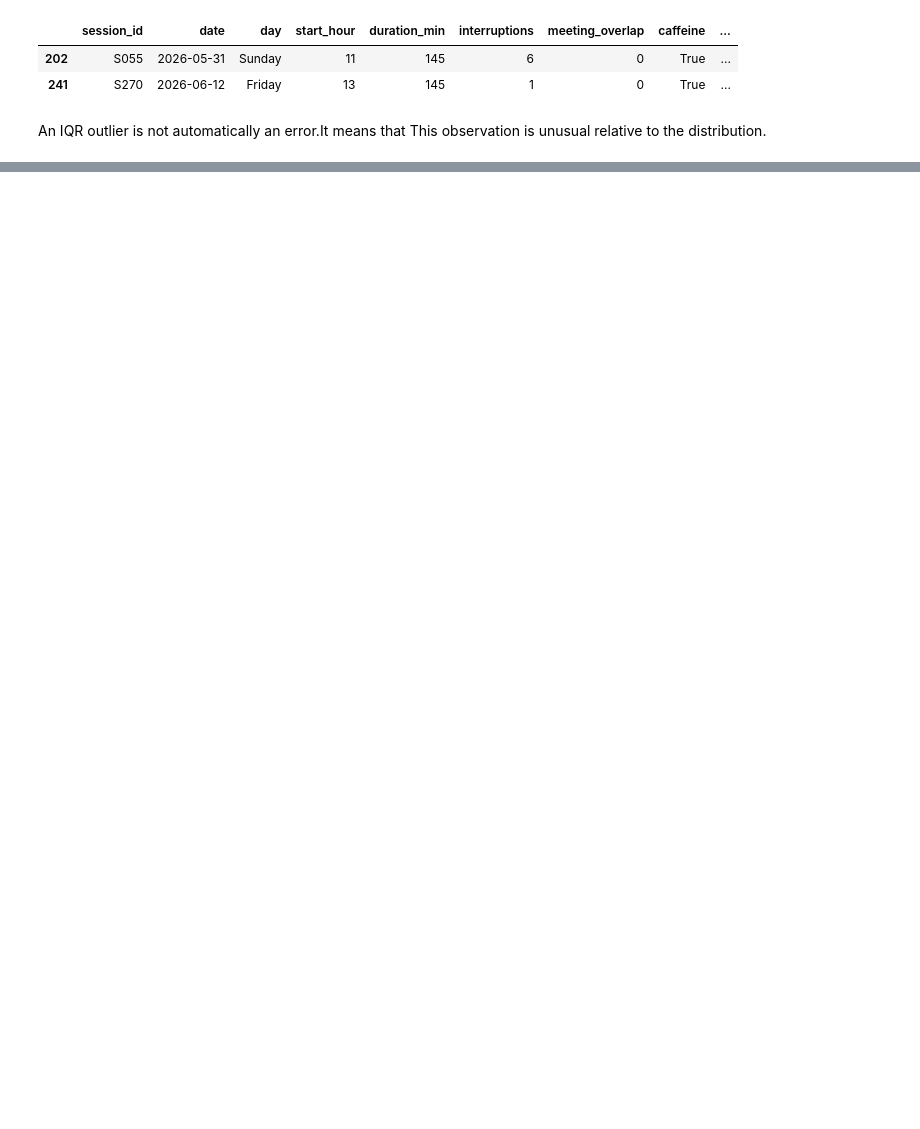
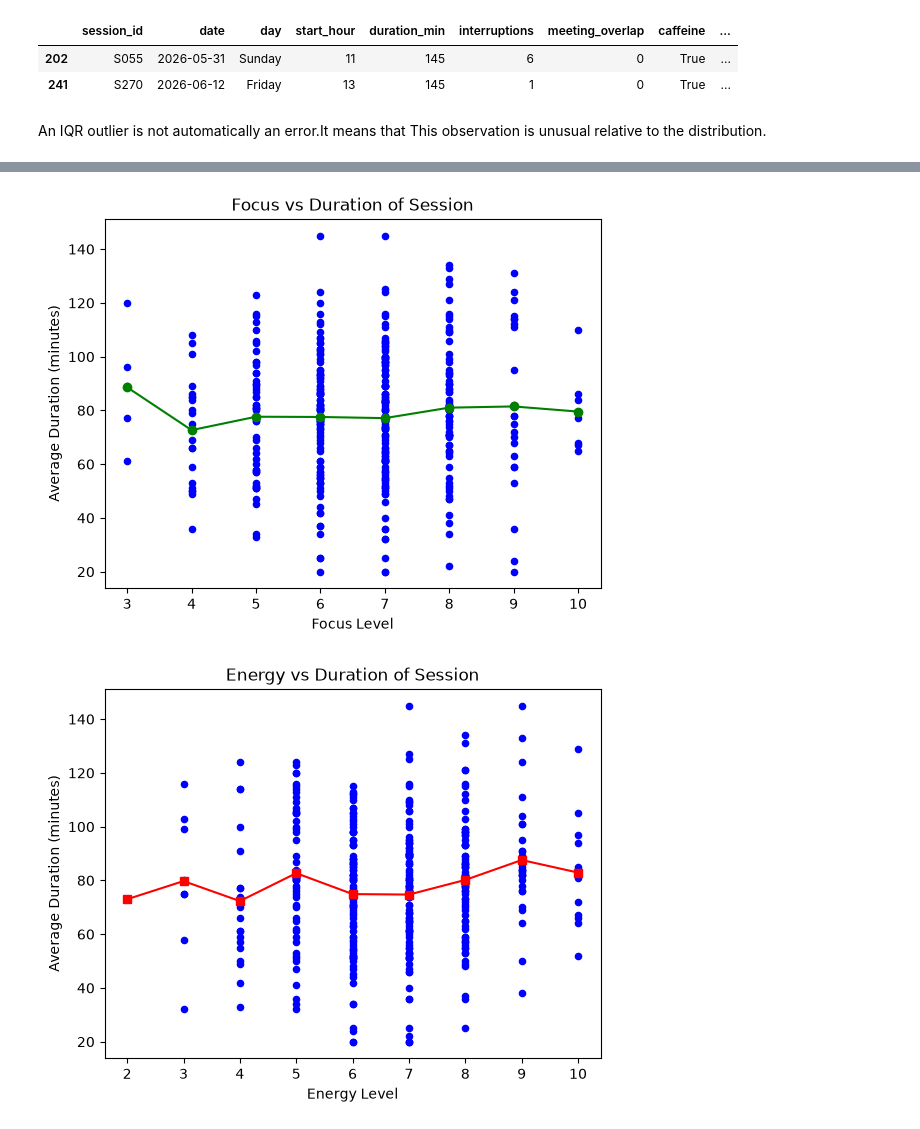
Before and after one commit to Amizaa/Developer-Productivity-Analytics, a Jupyter notebook: stat-project.ipynb, the cells around one changed output, grey strips where cells are left out. Drawn from its saved outputs; the diff is of its cells as text; code cells hidden in the pictures; blank space fills up the shorter version.

```diff
--- a/stat-project.ipynb
+++ b/stat-project.ipynb
@@ -279,0 +307,36 @@ Name: productivity, dtype: float64
+# %%
+#the relation between duration of session and focus and energy
+focus_duration_min = df.groupby("focus")["duration_min"].mean()
+
+focus_levels = focus_duration_min.index.to_numpy()
+duration_means = focus_duration_min.values
+
+plt.plot(focus_levels, duration_means, color="green", marker="o")
+
+fo = df.sort_values(by="focus", ascending=True)
+plt.scatter(fo["focus"], fo["duration_min"], color="blue", marker="o", s=20)
+
+plt.title("Focus vs Duration of Session")
+plt.xlabel("Focus Level")
+plt.ylabel("Average Duration (minutes)")
+
+plt.show()
+
+energy_duration_min = df.groupby("energy")["duration_min"].mean()
+
+energy_levels = energy_duration_min.index.to_numpy()
+duration_means = energy_duration_min.values
+
+fo = df.sort_values(by="energy", ascending=True)
+plt.scatter(fo["energy"], fo["duration_min"], color="blue", marker="o", s=20)
+
+plt.plot(energy_levels, duration_means, color="red", marker="s")
+
+plt.title("Energy vs Duration of Session")
+plt.xlabel("Energy Level")
+plt.ylabel("Average Duration (minutes)")
+
+plt.show()
+# %% [output]
+[figure, added]
+[figure, added]
```
Also changed, not shown: parts of 12 cells of this notebook.
